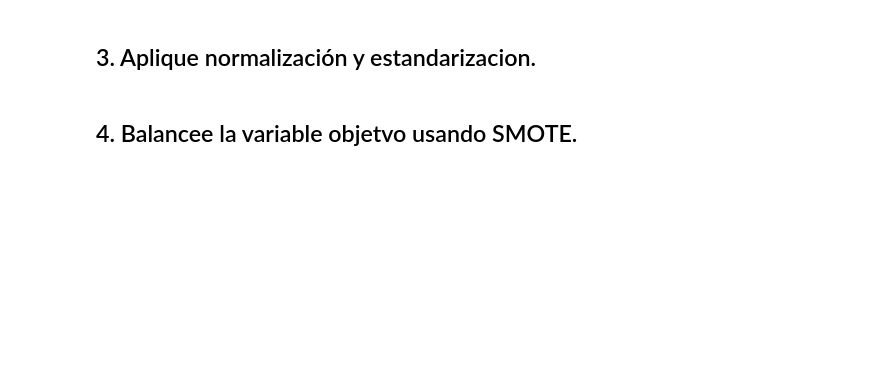
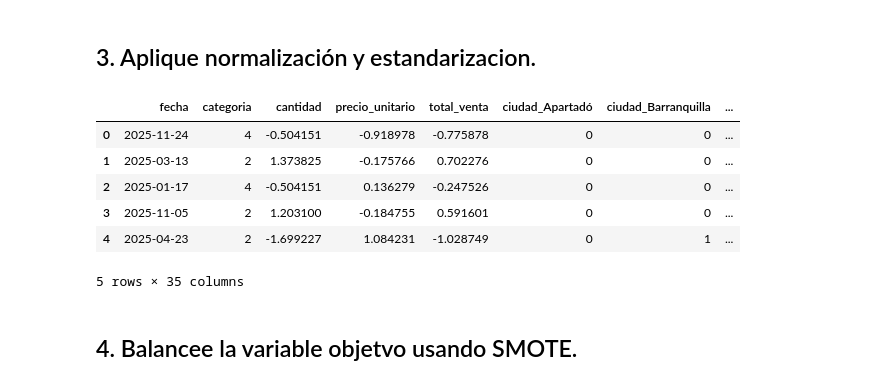
Before and after one commit to ThomasDev199/MachineLearning, a Jupyter notebook: data_load/load.excel.ipynb, the cells around one changed output. Saved outputs shown, nothing was run; the diff lists cells and outputs as text; code cells hidden in the pictures; blank space fills up the shorter version.

```diff
--- a/data_load/load.excel.ipynb
+++ b/data_load/load.excel.ipynb
@@ -81,4 +97,22 @@ np.int64(0)
 # %% [markdown]
 ## 3. Aplique normalización y estandarizacion.
+# %%
+from sklearn.preprocessing import MinMaxScaler, StandardScaler
+
+columnas = ['cantidad', 'precio_unitario', 'total_venta']
+
+df[columnas] = MinMaxScaler().fit_transform(df[columnas])
+
+df[columnas] = StandardScaler().fit_transform(df[columnas])
+
+display(df.head())
+# %% [output]
+|  | fecha | categoria | cantidad | precio_unitario | total_venta | ciudad_Apartadó | ciudad_Barranquilla | ... |
+| 0 | 2025-11-24 | 4 | -0.504151 | -0.918978 | -0.775878 | 0 | 0 | ... |
+| 1 | 2025-03-13 | 2 | 1.373825 | -0.175766 | 0.702276 | 0 | 0 | ... |
+| 2 | 2025-01-17 | 4 | -0.504151 | 0.136279 | -0.247526 | 0 | 0 | ... |
+| 3 | 2025-11-05 | 2 | 1.203100 | -0.184755 | 0.591601 | 0 | 0 | ... |
+| 4 | 2025-04-23 | 2 | -1.699227 | 1.084231 | -1.028749 | 0 | 1 | ... |
+5 rows × 35 columns
 # %% [markdown]
 ## 4. Balancee la variable objetvo usando SMOTE.
```
Also changed, not shown: parts of 3 cells of this notebook, 7 other files.
